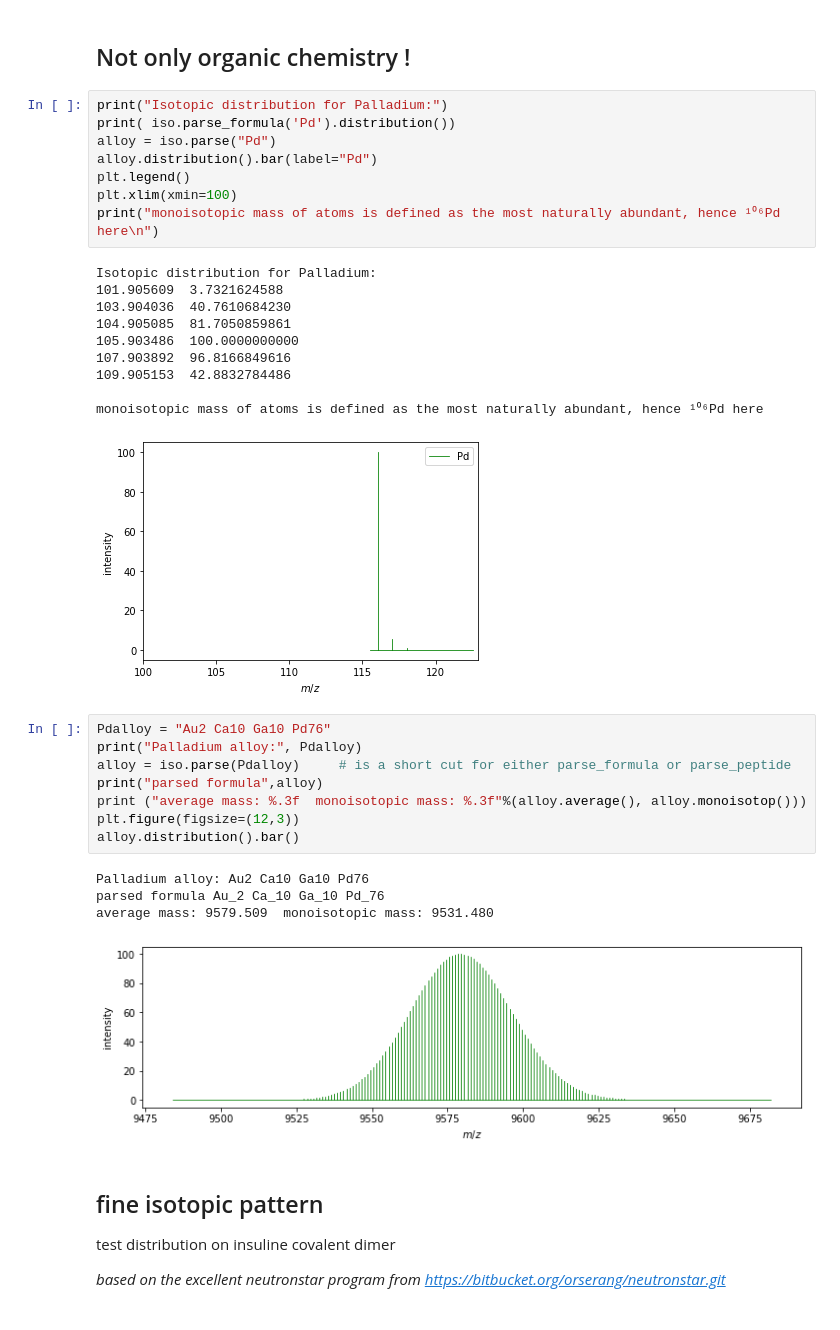
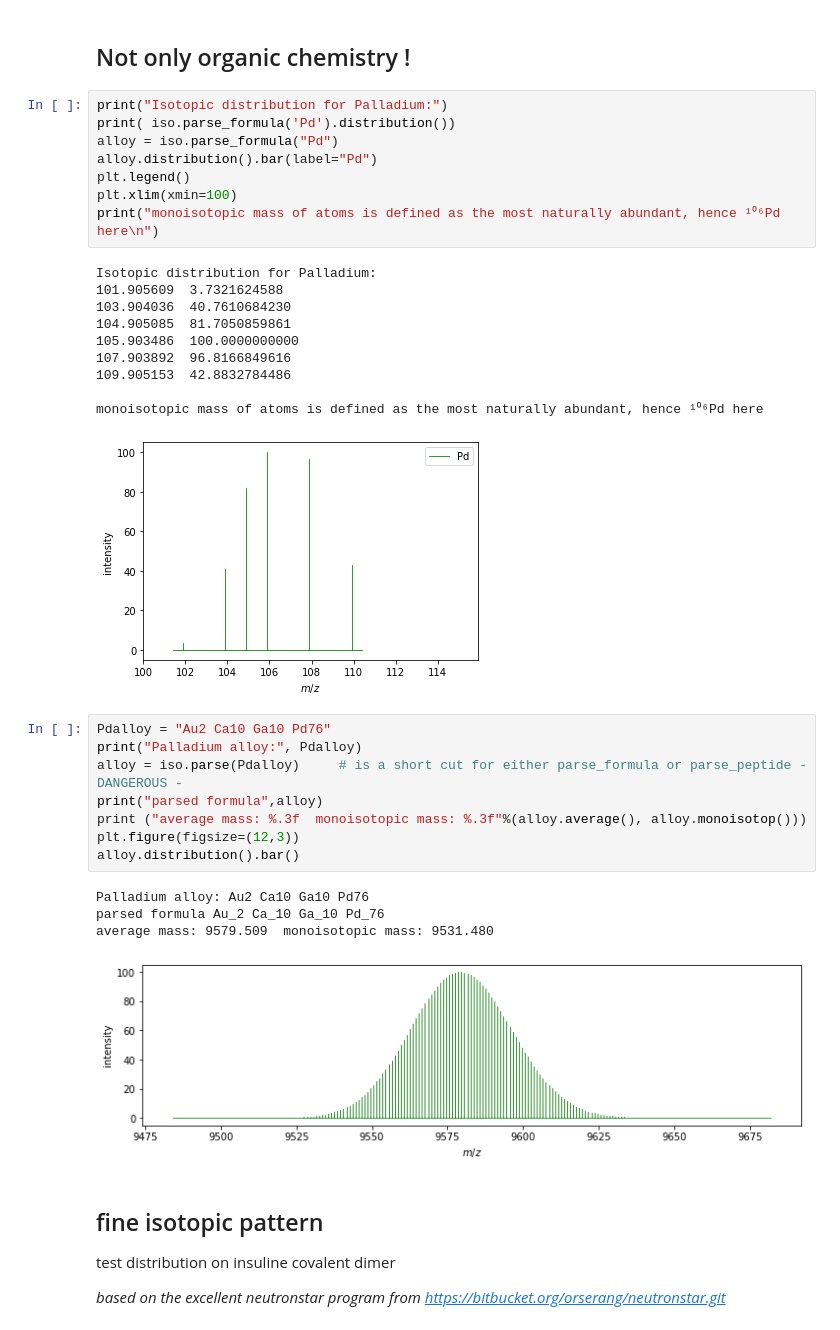
Before and after one commit to delsuc/isotope, a Jupyter notebook: Demo.ipynb, the cells around one changed output. Cells and saved outputs as stored; diff of their text form.

```diff
--- a/Demo.ipynb
+++ b/Demo.ipynb
@@ -96,26 +96,26 @@ Simplified Isotopic pattern:
 # %%
 print("Isotopic distribution for Palladium:")
 print( iso.parse_formula('Pd').distribution())
-alloy = iso.parse("Pd")
+alloy = iso.parse_formula("Pd")
 alloy.distribution().bar(label="Pd")
 plt.legend()
 plt.xlim(xmin=100)
 print("monoisotopic mass of atoms is defined as the most naturally abundant, hence ¹⁰⁶Pd here\n")
 # %% [output]
 Isotopic distribution for Palladium:
 101.905609  3.7321624588
 103.904036  40.7610684230
 104.905085  81.7050859861
 105.903486  100.0000000000
 107.903892  96.8166849616
 109.905153  42.8832784486
 
 monoisotopic mass of atoms is defined as the most naturally abundant, hence ¹⁰⁶Pd here
-[figure, old version]
+[figure, new version]
 # %%
 Pdalloy = "Au2 Ca10 Ga10 Pd76"
 print("Palladium alloy:", Pdalloy)
-alloy = iso.parse(Pdalloy)     # is a short cut for either parse_formula or parse_peptide
+alloy = iso.parse(Pdalloy)     # is a short cut for either parse_formula or parse_peptide - DANGEROUS -
 print("parsed formula",alloy)
 print ("average mass: %.3f  monoisotopic mass: %.3f"%(alloy.average(), alloy.monoisotop()))
 plt.figure(figsize=(12,3))
```
Also changed, not shown: parts of 5 cells of this notebook.
